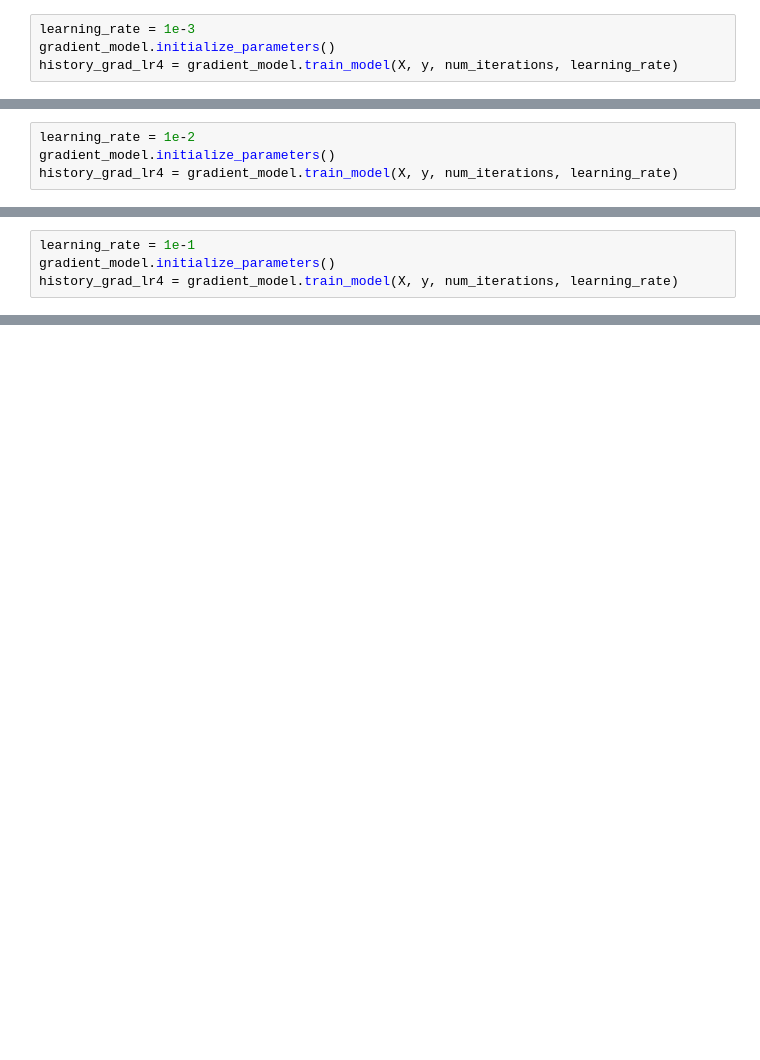
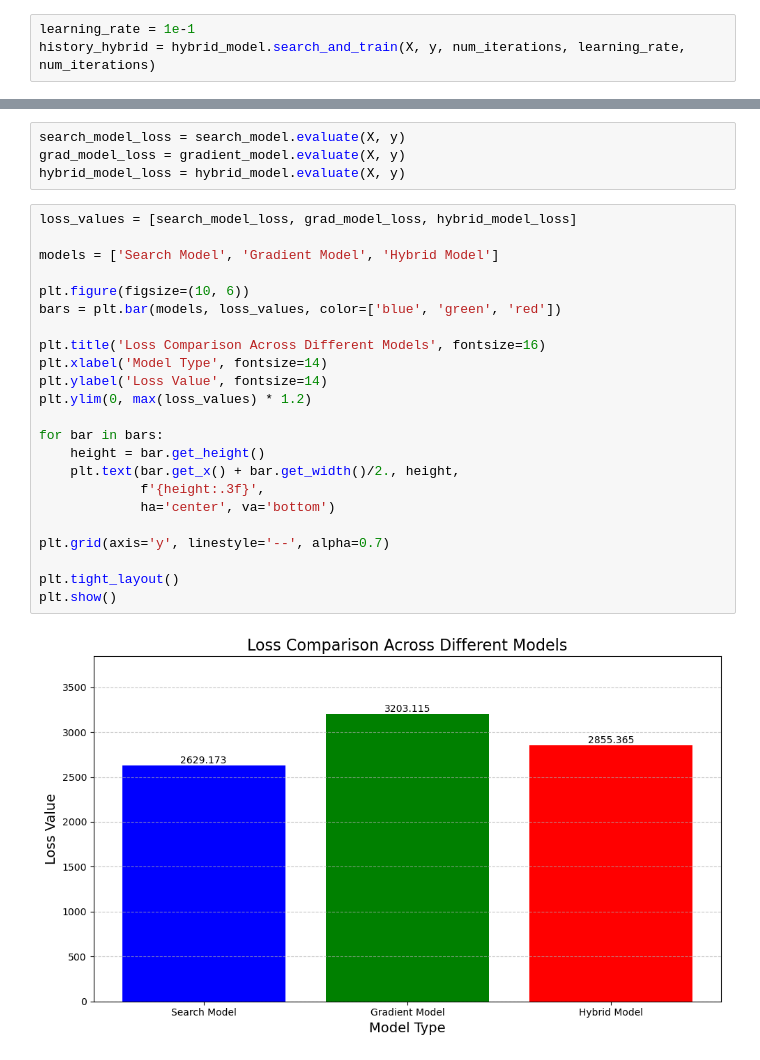
Before and after one commit to iitimii/Neural-Networks-Learning-Without-Gradient-Descent, a Jupyter notebook: comparison.ipynb, the cells around one changed output, grey strips where cells are left out. Saved outputs shown, nothing was run; the diff lists cells and outputs as text; blank space fills up the shorter version.

```diff
--- a/comparison.ipynb
+++ b/comparison.ipynb
@@ -95,5 +128,4 @@ plt.show()
 # %%
-learning_rate = 1e-3
-gradient_model.initialize_parameters()
-history_grad_lr4 = gradient_model.train_model(X, y, num_iterations, learning_rate)
+learning_rate = 1e-1
+history_hybrid = hybrid_model.search_and_train(X, y, num_iterations, learning_rate, num_iterations)
 # %% [output]
@@ -131,4 +148,0 @@ plt.show()
-# %%
-learning_rate = 1e-2
-gradient_model.initialize_parameters()
-history_grad_lr4 = gradient_model.train_model(X, y, num_iterations, learning_rate)
@@ -167,4 +148,0 @@ plt.show()
-# %%
-learning_rate = 1e-1
-gradient_model.initialize_parameters()
-history_grad_lr4 = gradient_model.train_model(X, y, num_iterations, learning_rate)
@@ -261,0 +175,29 @@ plt.show()
+# %%
+search_model_loss = search_model.evaluate(X, y)
+grad_model_loss = gradient_model.evaluate(X, y)
+hybrid_model_loss = hybrid_model.evaluate(X, y)
+# %%
+loss_values = [search_model_loss, grad_model_loss, hybrid_model_loss]
+
+models = ['Search Model', 'Gradient Model', 'Hybrid Model']
+
+plt.figure(figsize=(10, 6))
+bars = plt.bar(models, loss_values, color=['blue', 'green', 'red'])
+
+plt.title('Loss Comparison Across Different Models', fontsize=16)
+plt.xlabel('Model Type', fontsize=14)
+plt.ylabel('Loss Value', fontsize=14)
+plt.ylim(0, max(loss_values) * 1.2)
+
+for bar in bars:
+    height = bar.get_height()
+    plt.text(bar.get_x() + bar.get_width()/2., height,
+             f'{height:.3f}',
+             ha='center', va='bottom')
+
+plt.grid(axis='y', linestyle='--', alpha=0.7)
+
+plt.tight_layout()
+plt.show()
+# %% [output]
+[figure, added]
```
Also changed, not shown: parts of 26 cells of this notebook, 11 other files.
